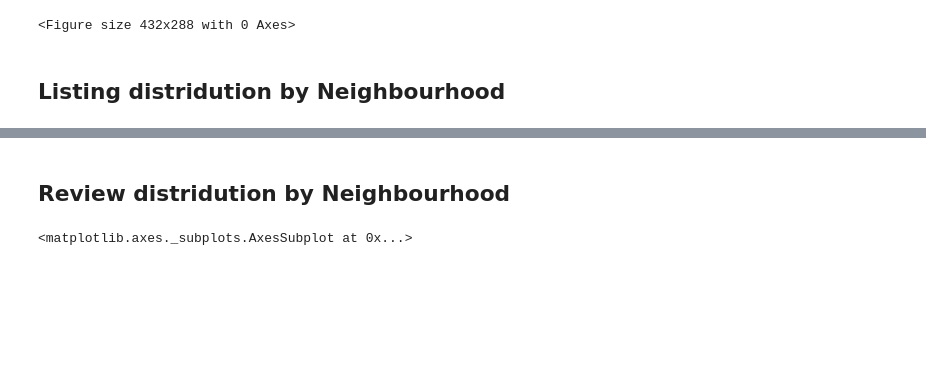
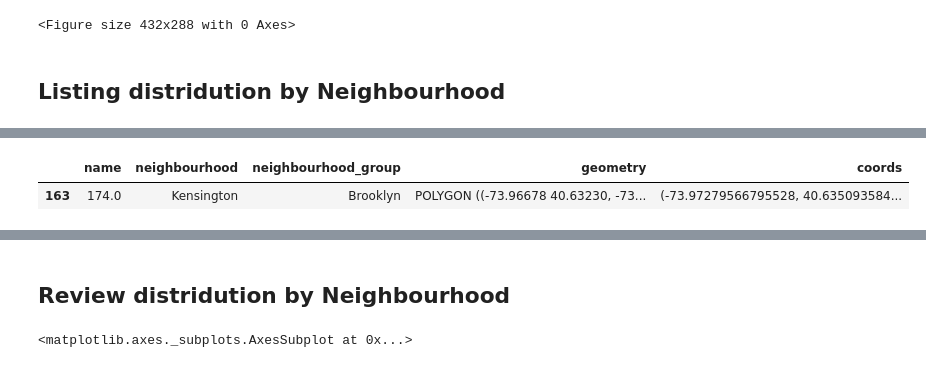
Before and after one commit to huynhdao0808/nyc-airbnb_da, a Jupyter notebook: Notebook/NYC_Airbnb.ipynb, the cells around one changed output, grey strips where cells are left out. Drawn from its saved outputs; the diff is of its cells as text; code cells hidden in the pictures; blank space fills up the shorter version.

```diff
--- a/Notebook/NYC_Airbnb.ipynb
+++ b/Notebook/NYC_Airbnb.ipynb
@@ -730,0 +696,5 @@ plot_data_houses['coords'] = [coords[0] for coords in plot_data_houses['coords']
+# %%
+plot_data_houses.sample()
+# %% [output]
+|  | name | neighbourhood | neighbourhood_group | geometry | coords |
+| 163 | 174.0 | Kensington | Brooklyn | POLYGON ((-73.96678 40.63230, -73... | (-73.97279566795528, 40.635093584... |
```
Also changed, not shown: parts of 13 cells of this notebook.
